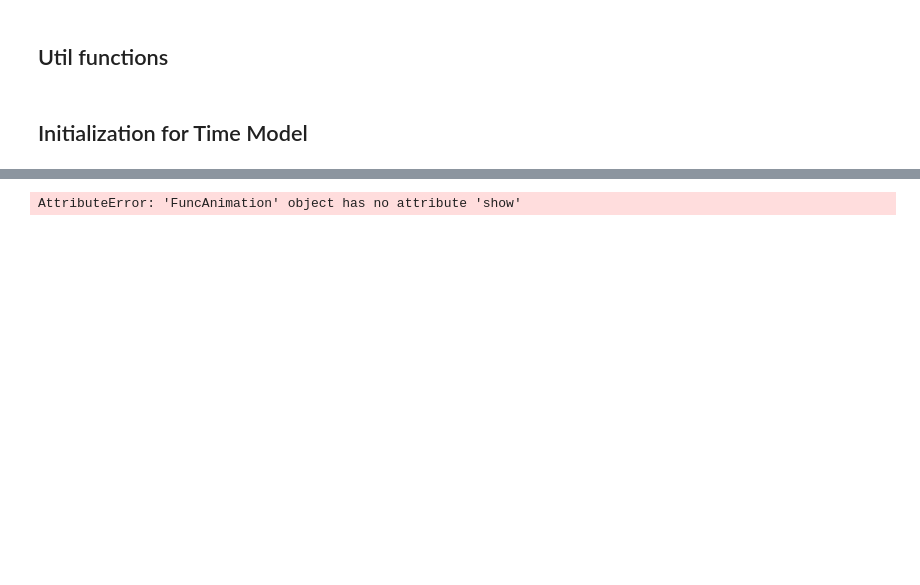
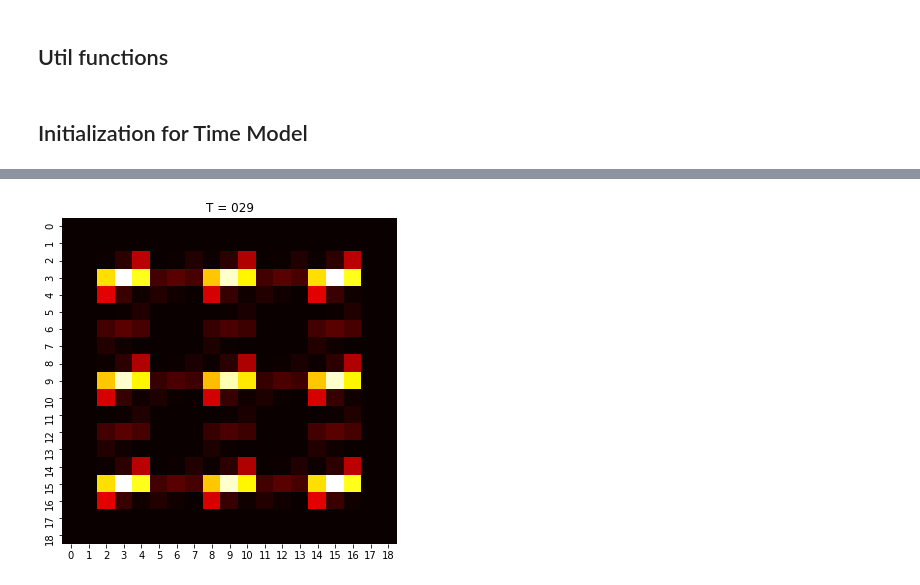
Before and after one commit to Readilyield/NormalizationEffect, a Jupyter notebook: jupyternotes/MacroMicroGrid.ipynb, the cells around one changed output, grey strips where cells are left out. Cells and saved outputs as stored; diff of their text form; code cells hidden in the pictures; blank space fills up the shorter version.

```diff
--- a/jupyternotes/MacroMicroGrid.ipynb
+++ b/jupyternotes/MacroMicroGrid.ipynb
@@ -235,8 +334,8 @@ def MicroInitialization(nodes, micro = 1):
 
     Grid = Mygrid(1, 1, 50, 50)
 
-
     neurons, h = getNeuronGrid(nodes, micro = 3, flag = 0)
+#     neurons, h, _ = getNeuronGridBad(nodes, micro = 3, flag = 0)
 
     #Xgrid and Ygrid within [-1, 1]x[-1, 1]
     Xspace = np.linspace(-1+0.5-h, 1-0.5+h,
@@ -245,6 +344,8 @@ def MicroInitialization(nodes, micro = 1):
                          num=nodes*micro, endpoint=True)
 
     return Xspace, Yspace, neurons, Grid
+
+Xspace, Yspace, neurons, Grid = MicroInitialization(6, 3)
 # %%
 ### Iteration in time model ver.1.2 ###
 
@@ -282,10 +383,10 @@ def TimeModelwithMicro(number, total, time_off, micro = 1):
         Y.append(NormalizeRes(nodes, neurons, Y[i-1]+X[i], z, micro)) #update
 
 
-    return Xspace, Yspace, Y
+    return Xspace, Yspace, Y, X
 # %%
 def run(n, t_total, t_off):
-    Xspace, Yspace, Y = TimeModelwithMicro(n, t_total, t_off, micro = 3)
+    Xspace, Yspace, Y, X = TimeModelwithMicro(n, t_total, t_off, micro = 3)
     Xind, Yind, GbX, GbY = getGlobalAxis(Xspace, Yspace)
     Xleft = Xind[0]; Xright = Xind[1];
     Yleft = Yind[0]; Yright = Yind[1];
@@ -295,18 +396,13 @@ def run(n, t_total, t_off):
     for i in range(N):
         container = np.zeros((len(GbX),len(GbY)))
         container[Xleft:Xright+1, Yleft:Yright+1] = ToMatrix(n,Y[i], micro = 3)
+#         container[Xleft:Xright+1, Yleft:Yright+1] = ToMatrix(n,X[i], micro = 3)
         MatrixY.append(container)
     return GbX, GbY, MatrixY, Y
+#     return GbX, GbY, MatrixY, X
 # %%
-GbX, GbY, MatrixY, Y = run(5, 30, 5)
+GbX, GbY, MatrixY, Y = run(5, 30, 1)
 # %%
-import matplotlib.animation
-from matplotlib.animation import FuncAnimation, PillowWriter
-#necessary
-%matplotlib notebook
-
-
-
 def getAnimation(Xspace, Yspace, MatrixY):
 
 
@@ -314,7 +410,9 @@ def getAnimation(Xspace, Yspace, MatrixY):
     fig,ax = plt.subplots(figsize = (6,6))
     def animate(i):
         ax.clear()
-        ax.contourf(Xspace, Yspace, MatrixY[i], cmap='hot')
+#         p?db.set_trace()
+#         ax.contourf(Xspace, Yspace, MatrixY[i], cmap='hot')
+        sns.heatmap(MatrixY[i], cmap='hot', ax=ax, cbar=False)
         ax.set_title('T = %03d'%(i))
 
 
@@ -322,7 +420,7 @@ def getAnimation(Xspace, Yspace, MatrixY):
                                               interval=200,blit=False)
 
     ani.save('testtt.gif',  writer='pillow', fps=10)
-    ani.show()
+#     ani.show()
 
 getAnimation(GbX, GbY, MatrixY)
 # %% [output]
@@ -331 +427 @@ getAnimation(GbX, GbY, MatrixY)
-AttributeError: 'FuncAnimation' object has no attribute 'show'
+[figure, added]
```
Also changed, not shown: parts of 6 cells of this notebook.
